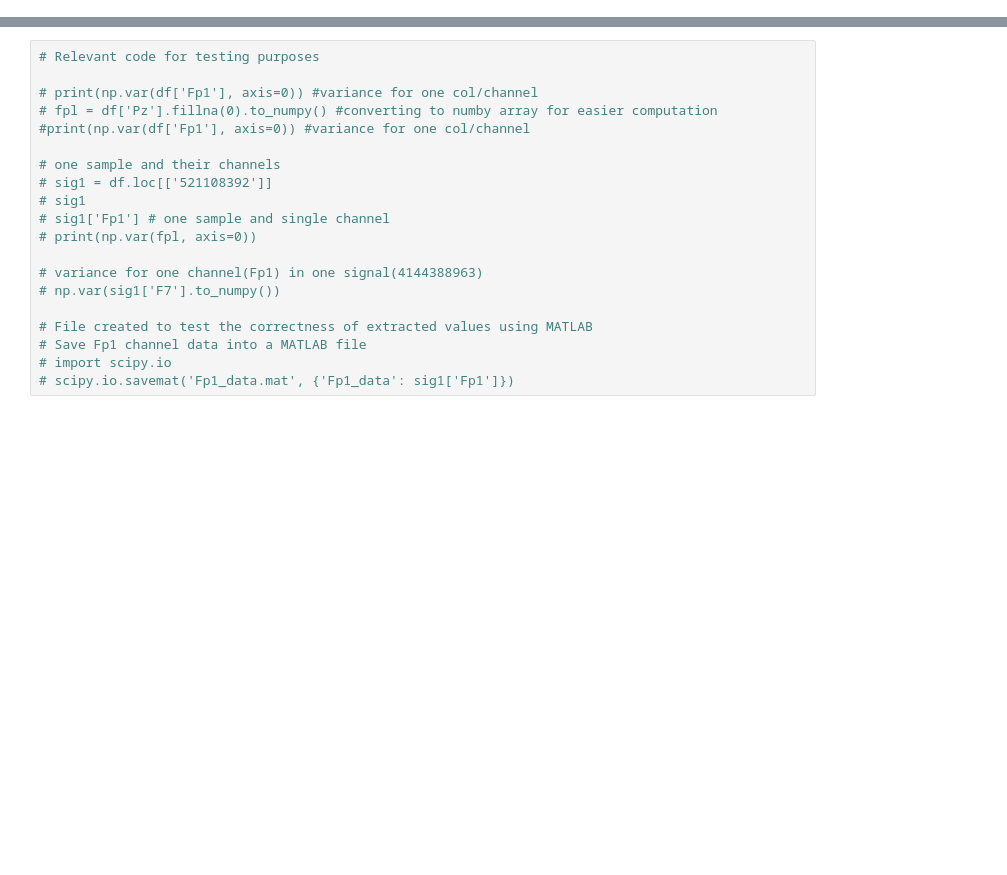
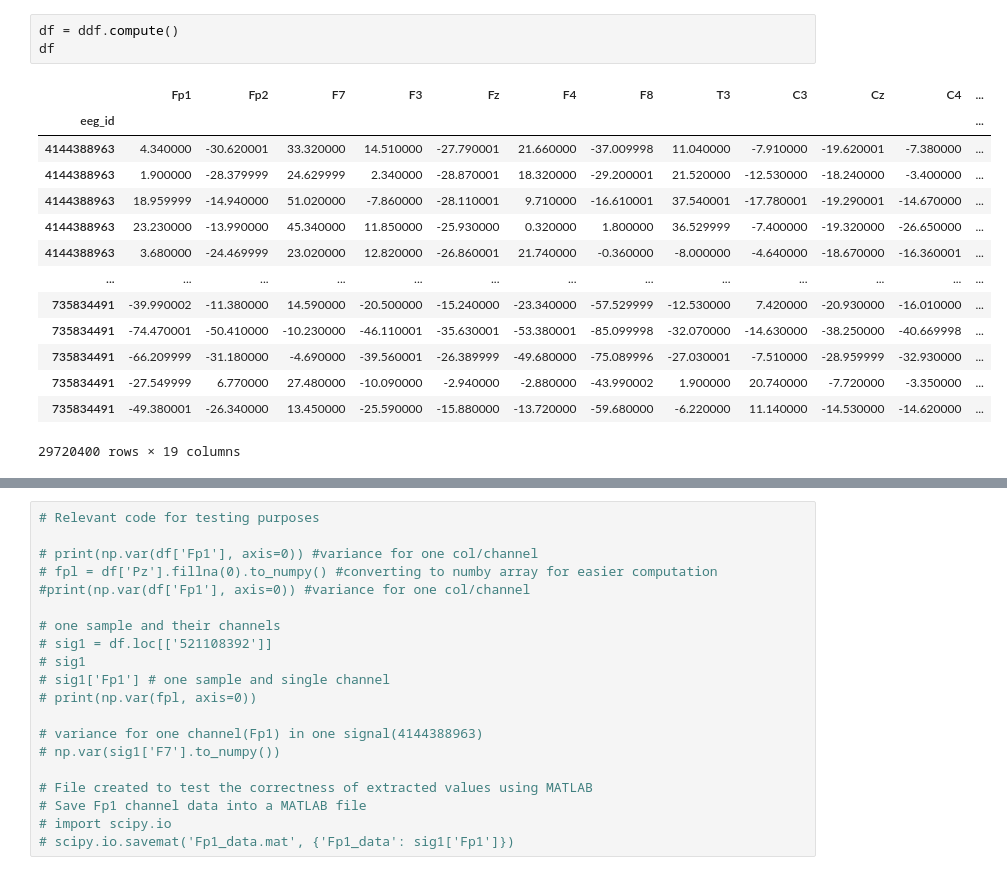
Before and after one commit to sfu-cmpt340/2024_1_project_11, a Jupyter notebook: hms.ipynb, the cells around one changed output, grey strips where cells are left out. Cells and saved outputs as stored; diff of their text form; blank space fills up the shorter version.

```diff
--- a/hms.ipynb
+++ b/hms.ipynb
@@ -50,0 +75,18 @@ ddf
+# %%
+df = ddf.compute()
+df
+# %% [output]
+|  | Fp1 | Fp2 | F7 | F3 | Fz | F4 | F8 | T3 | C3 | Cz | C4 | ... |
+| eeg_id |  |  |  |  |  |  |  |  |  |  |  | ... |
+| 4144388963 | 4.340000 | -30.620001 | 33.320000 | 14.510000 | -27.790001 | 21.660000 | -37.009998 | 11.040000 | -7.910000 | -19.620001 | -7.380000 | ... |
+| 4144388963 | 1.900000 | -28.379999 | 24.629999 | 2.340000 | -28.870001 | 18.320000 | -29.200001 | 21.520000 | -12.530000 | -18.240000 | -3.400000 | ... |
+| 4144388963 | 18.959999 | -14.940000 | 51.020000 | -7.860000 | -28.110001 | 9.710000 | -16.610001 | 37.540001 | -17.780001 | -19.290001 | -14.670000 | ... |
+| 4144388963 | 23.230000 | -13.990000 | 45.340000 | 11.850000 | -25.930000 | 0.320000 | 1.800000 | 36.529999 | -7.400000 | -19.320000 | -26.650000 | ... |
+| 4144388963 | 3.680000 | -24.469999 | 23.020000 | 12.820000 | -26.860001 | 21.740000 | -0.360000 | -8.000000 | -4.640000 | -18.670000 | -16.360001 | ... |
+| ... | ... | ... | ... | ... | ... | ... | ... | ... | ... | ... | ... | ... |
+| 735834491 | -39.990002 | -11.380000 | 14.590000 | -20.500000 | -15.240000 | -23.340000 | -57.529999 | -12.530000 | 7.420000 | -20.930000 | -16.010000 | ... |
+| 735834491 | -74.470001 | -50.410000 | -10.230000 | -46.110001 | -35.630001 | -53.380001 | -85.099998 | -32.070000 | -14.630000 | -38.250000 | -40.669998 | ... |
+| 735834491 | -66.209999 | -31.180000 | -4.690000 | -39.560001 | -26.389999 | -49.680000 | -75.089996 | -27.030001 | -7.510000 | -28.959999 | -32.930000 | ... |
+| 735834491 | -27.549999 | 6.770000 | 27.480000 | -10.090000 | -2.940000 | -2.880000 | -43.990002 | 1.900000 | 20.740000 | -7.720000 | -3.350000 | ... |
+| 735834491 | -49.380001 | -26.340000 | 13.450000 | -25.590000 | -15.880000 | -13.720000 | -59.680000 | -6.220000 | 11.140000 | -14.530000 | -14.620000 | ... |
+29720400 rows × 19 columns
```
Also changed, not shown: parts of 11 cells of this notebook, 1 other file.
